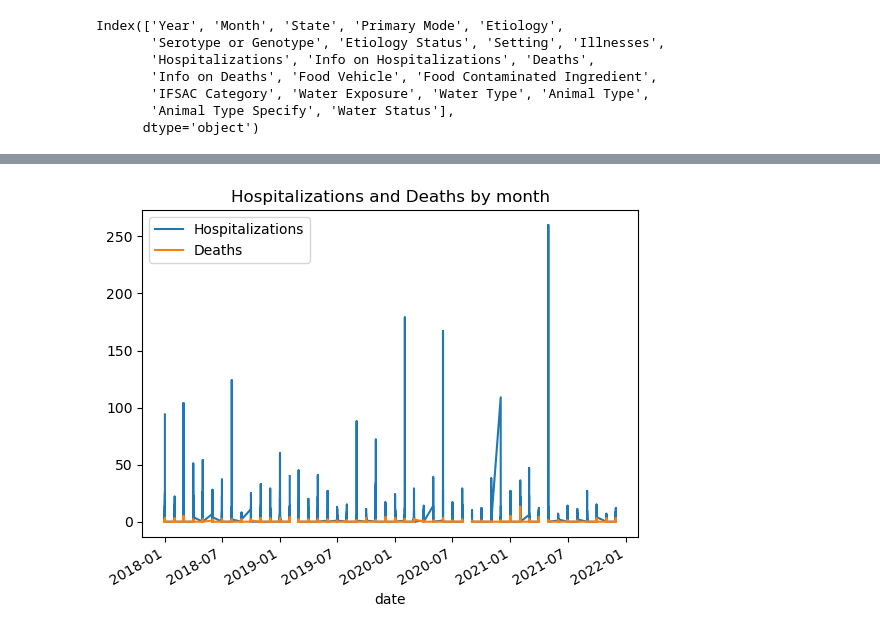
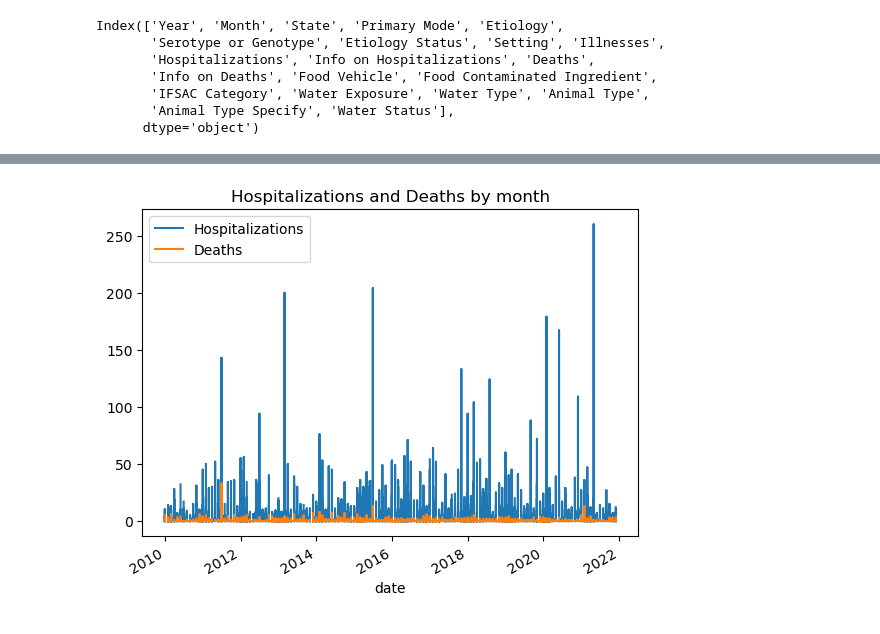
Before and after one commit to mikeszumski/Project_One_Repo, a Jupyter notebook: OutbreakAnalysis.ipynb, the cells around one changed output, grey strips where cells are left out. Drawn from its saved outputs; the diff is of its cells as text; code cells hidden in the pictures.

```diff
--- a/OutbreakAnalysis.ipynb
+++ b/OutbreakAnalysis.ipynb
@@ -78,9 +64,9 @@ Animal Type Specify              object
 Water Status                     object
 dtype: object
 # %%
-ob1822df = obdf[['State','Hospitalizations','Deaths']].loc[obdf.index >= '2018-01-01']
+ob1822df = obdf[['State','Hospitalizations','Deaths']].loc[obdf.index >= '2010-01-01']
 ob1822df = ob1822df.loc[ob1822df.index <= '2022-12-31'].plot()
 plt.title('Hospitalizations and Deaths by month')
 plt.show()
 # %% [output]
-[figure, old version]
+[figure, new version]
```
Also changed, not shown: parts of 1 cell of this notebook, 2 other files.
